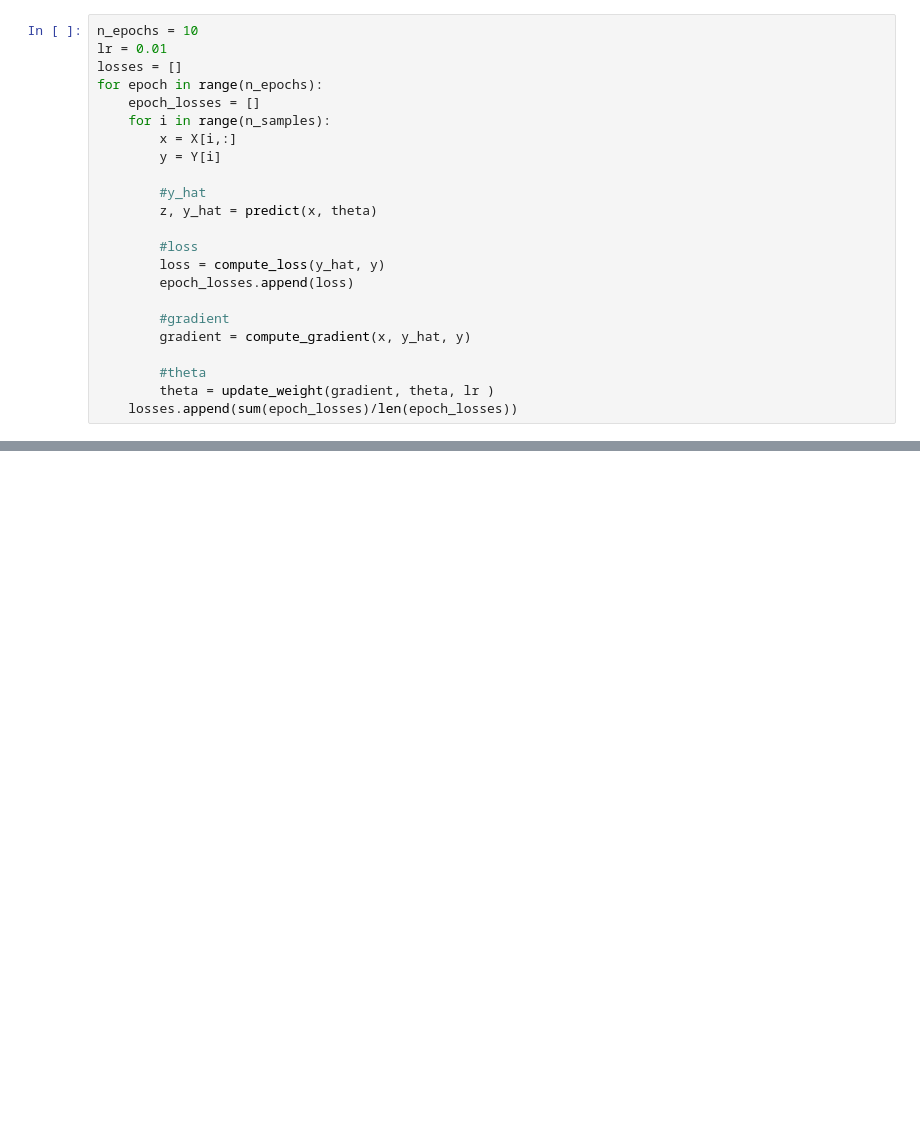
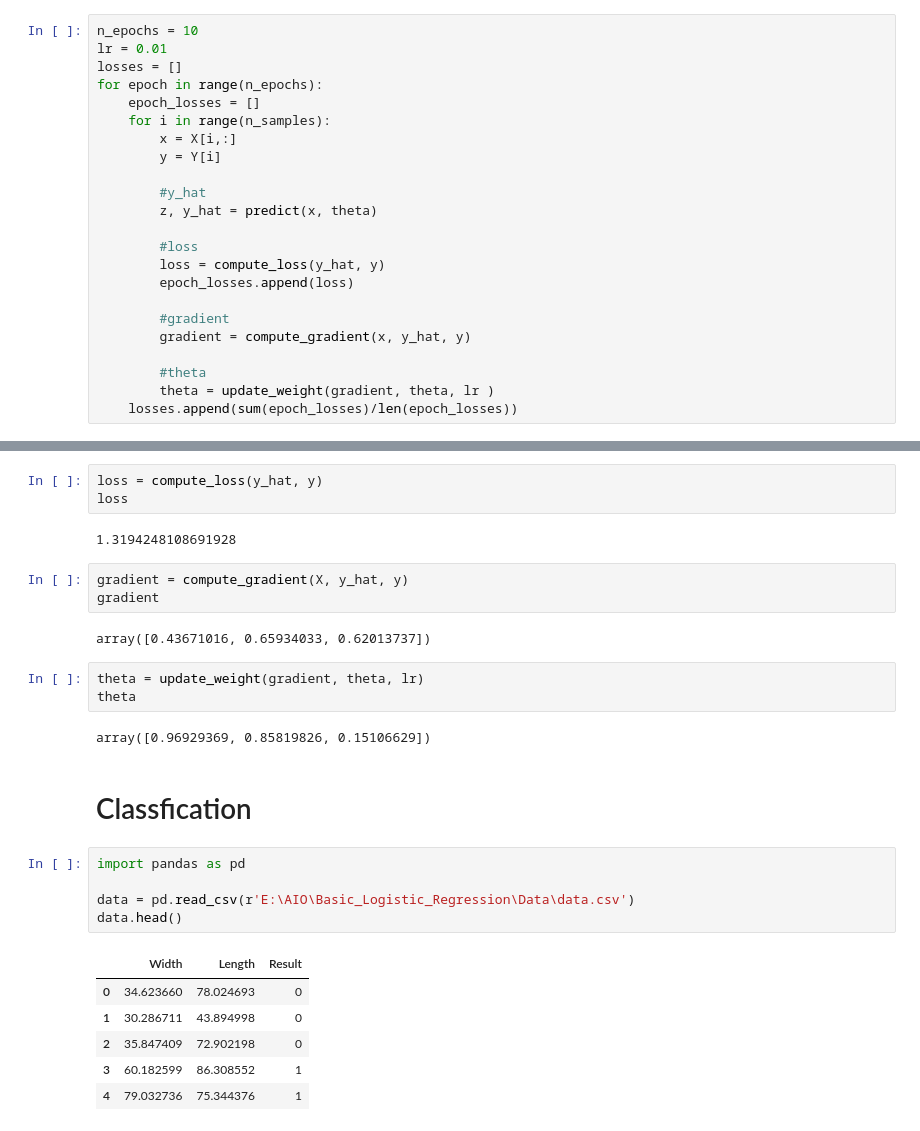
Before and after one commit to THIEN31103/Basic_Logistic_Regression, a Jupyter notebook: Src/main.ipynb, the cells around one changed output, grey strips where cells are left out. Saved outputs shown, nothing was run; the diff lists cells and outputs as text; blank space fills up the shorter version.

```diff
--- a/Src/main.ipynb
+++ b/Src/main.ipynb
@@ -297,0 +373,29 @@ y_pred
+# %%
+loss = compute_loss(y_hat, y)
+loss
+# %% [output]
+1.3194248108691928
+# %%
+gradient = compute_gradient(X, y_hat, y)
+gradient
+# %% [output]
+array([0.43671016, 0.65934033, 0.62013737])
+# %%
+theta = update_weight(gradient, theta, lr)
+theta
+# %% [output]
+array([0.96929369, 0.85819826, 0.15106629])
+# %% [markdown]
+# Classfication
+# %%
+import pandas as pd
+
+data = pd.read_csv(r'E:\AIO\Basic_Logistic_Regression\Data\data.csv')
+data.head()
+# %% [output]
+|  | Width | Length | Result |
+| 0 | 34.623660 | 78.024693 | 0 |
+| 1 | 30.286711 | 43.894998 | 0 |
+| 2 | 35.847409 | 72.902198 | 0 |
+| 3 | 60.182599 | 86.308552 | 1 |
+| 4 | 79.032736 | 75.344376 | 1 |
```
Also changed, not shown: parts of 25 cells of this notebook.
